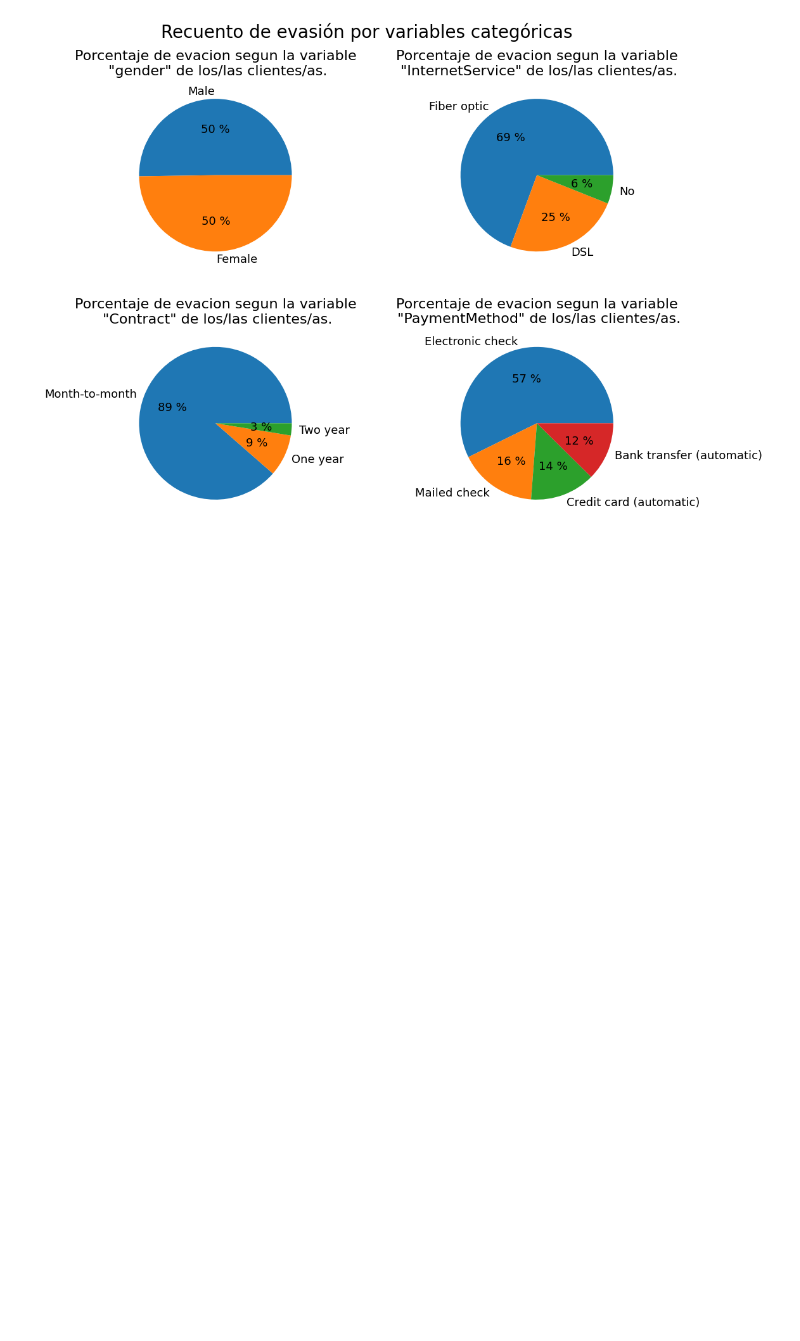
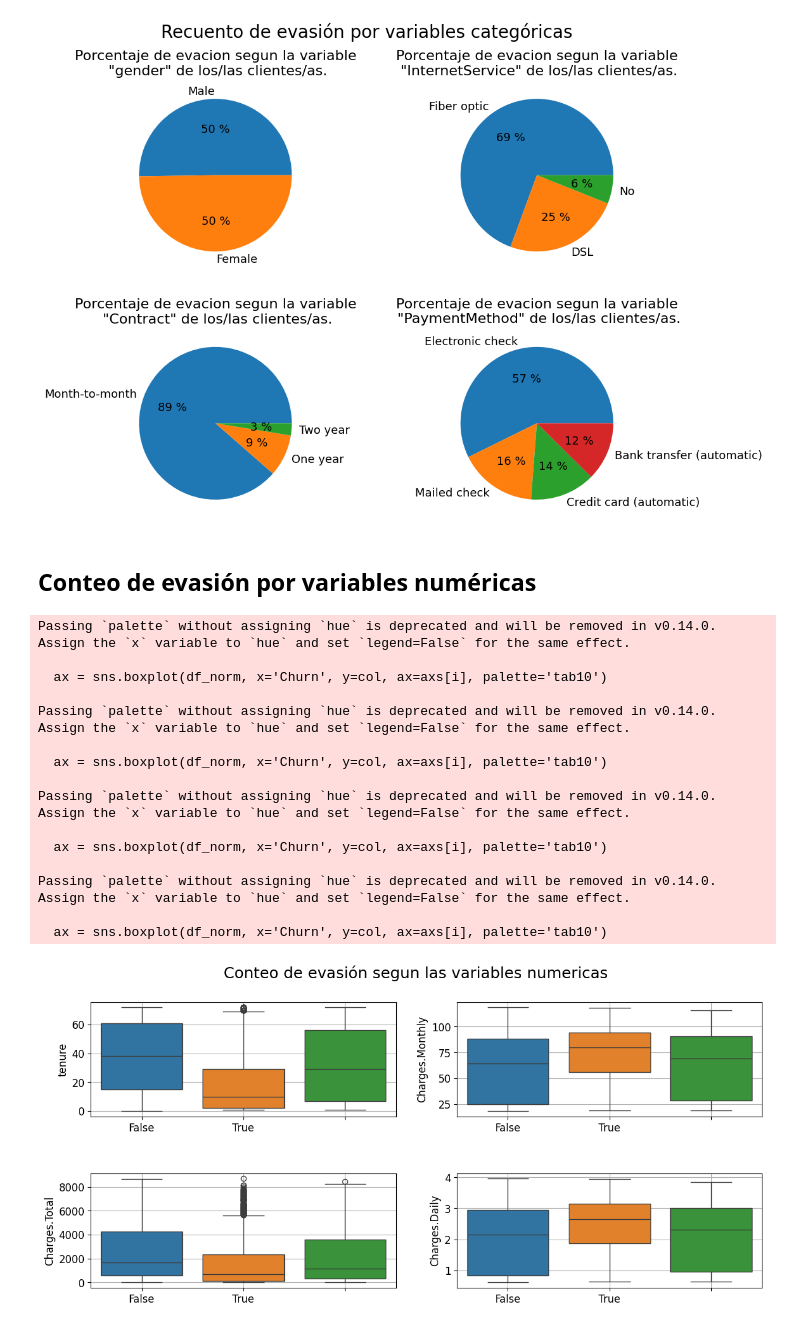
Before and after one commit to lukitasmois/TelecomX_LATAM, a Jupyter notebook: TelecomX_LATAM.ipynb, the cells around one changed output. Saved outputs shown, nothing was run; the diff lists cells and outputs as text; code cells hidden in the pictures; blank space fills up the shorter version.

Commit message:
Agrego el conteo de evasión por variables numéricas

```diff
--- a/TelecomX_LATAM.ipynb
+++ b/TelecomX_LATAM.ipynb
@@ -317,3 +317,41 @@ for i, col in enumerate(columns_categorics):
 plt.show()
 # %% [output]
 [figure]
+# %% [markdown]
+## Conteo de evasión por variables numéricas
+# %%
+numerical_columns = ['tenure', 'Charges.Monthly','Charges.Total','Charges.Daily']
+# %%
+fig, axs = plt.subplots(2,2, figsize=(14,6))
+fig.subplots_adjust(hspace=0.5, wspace=0.2)
+
+fig.suptitle('Conteo de evasión segun las variables numericas', fontsize=18)
+
+axs = axs.flatten()
+
+for i, col in enumerate(numerical_columns):
+#   axs[i].boxplot(df_norm[df_norm['Churn'] == True][col])
+  ax = sns.boxplot(df_norm, x='Churn', y=col, ax=axs[i], palette='tab10')
+  axs[i].set_xlabel(' ')
+  axs[i].tick_params(labelsize=12)
+  axs[i].set_ylabel(col , fontsize=12)
+  ax.grid()
+
+plt.show()
+# %% [output]
+Passing `palette` without assigning `hue` is deprecated and will be removed in v0.14.0. Assign the `x` variable to `hue` and set `legend=False` for the same effect.
+
+  ax = sns.boxplot(df_norm, x='Churn', y=col, ax=axs[i], palette='tab10')
+
+Passing `palette` without assigning `hue` is deprecated and will be removed in v0.14.0. Assign the `x` variable to `hue` and set `legend=False` for the same effect.
+
+  ax = sns.boxplot(df_norm, x='Churn', y=col, ax=axs[i], palette='tab10')
+
+Passing `palette` without assigning `hue` is deprecated and will be removed in v0.14.0. Assign the `x` variable to `hue` and set `legend=False` for the same effect.
+
+  ax = sns.boxplot(df_norm, x='Churn', y=col, ax=axs[i], palette='tab10')
+
+Passing `palette` without assigning `hue` is deprecated and will be removed in v0.14.0. Assign the `x` variable to `hue` and set `legend=False` for the same effect.
+
+  ax = sns.boxplot(df_norm, x='Churn', y=col, ax=axs[i], palette='tab10')
+[figure, added]
```
